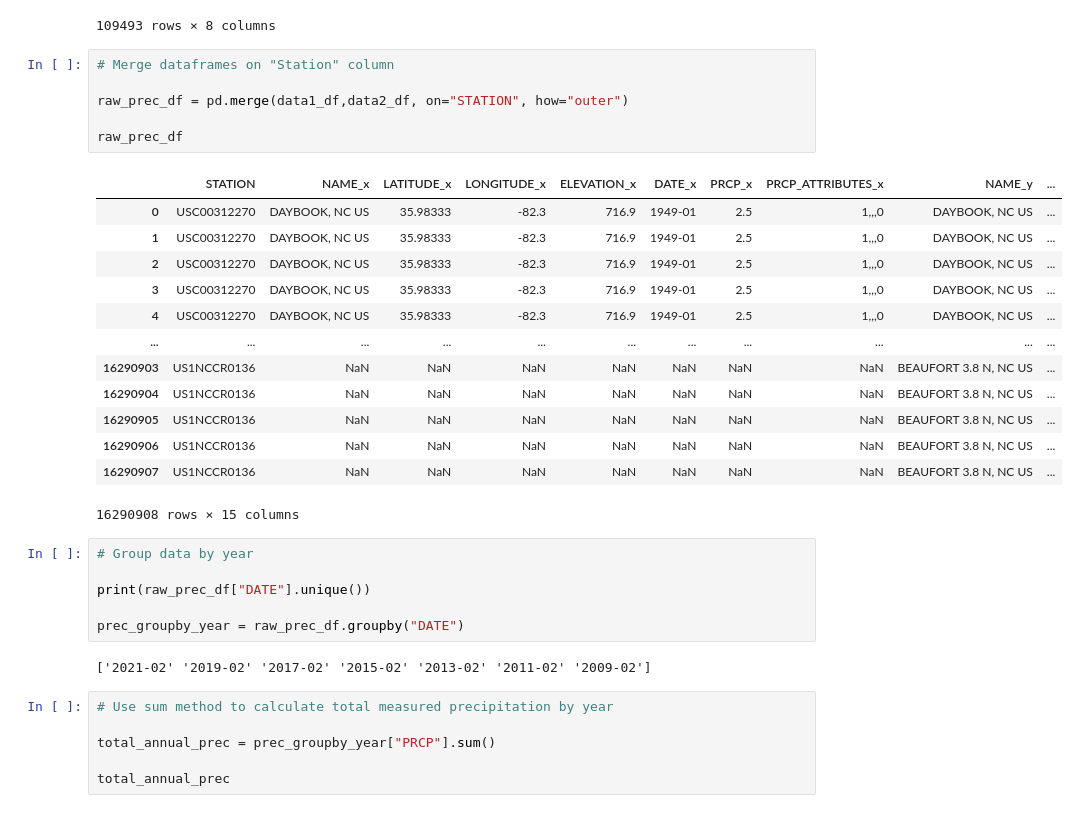
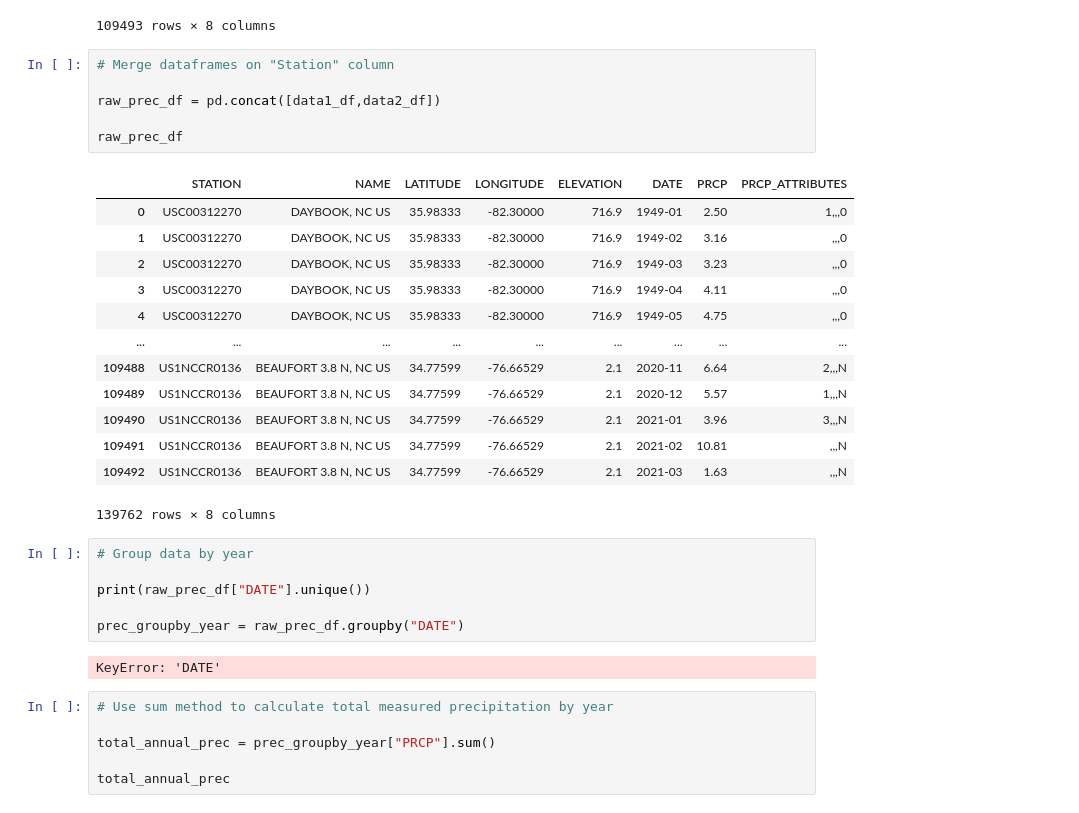
Before and after one commit to 1der4k/Data_Analysis_Project_1, a Jupyter notebook: NC_Precipitation.ipynb, the cells around one changed output. Saved outputs shown, nothing was run; the diff lists cells and outputs as text.

Commit message:
realized merge was incorrect method, used concat to combine both dfs into single raw weather data df

```diff
--- a/NC_Precipitation.ipynb
+++ b/NC_Precipitation.ipynb
@@ -52,23 +52,23 @@ data2_df
 # %%
 # Merge dataframes on "Station" column
 
-raw_prec_df = pd.merge(data1_df,data2_df, on="STATION", how="outer")
+raw_prec_df = pd.concat([data1_df,data2_df])
 
 raw_prec_df
 # %% [output]
-|  | STATION | NAME_x | LATITUDE_x | LONGITUDE_x | ELEVATION_x | DATE_x | PRCP_x | PRCP_ATTRIBUTES_x | NAME_y | ... |
-| 0 | USC00312270 | DAYBOOK, NC US | 35.98333 | -82.3 | 716.9 | 1949-01 | 2.5 | 1,,,0 | DAYBOOK, NC US | ... |
-| 1 | USC00312270 | DAYBOOK, NC US | 35.98333 | -82.3 | 716.9 | 1949-01 | 2.5 | 1,,,0 | DAYBOOK, NC US | ... |
-| 2 | USC00312270 | DAYBOOK, NC US | 35.98333 | -82.3 | 716.9 | 1949-01 | 2.5 | 1,,,0 | DAYBOOK, NC US | ... |
-| 3 | USC00312270 | DAYBOOK, NC US | 35.98333 | -82.3 | 716.9 | 1949-01 | 2.5 | 1,,,0 | DAYBOOK, NC US | ... |
-| 4 | USC00312270 | DAYBOOK, NC US | 35.98333 | -82.3 | 716.9 | 1949-01 | 2.5 | 1,,,0 | DAYBOOK, NC US | ... |
-| ... | ... | ... | ... | ... | ... | ... | ... | ... | ... | ... |
-| 16290903 | US1NCCR0136 | NaN | NaN | NaN | NaN | NaN | NaN | NaN | BEAUFORT 3.8 N, NC US | ... |
-| 16290904 | US1NCCR0136 | NaN | NaN | NaN | NaN | NaN | NaN | NaN | BEAUFORT 3.8 N, NC US | ... |
-| 16290905 | US1NCCR0136 | NaN | NaN | NaN | NaN | NaN | NaN | NaN | BEAUFORT 3.8 N, NC US | ... |
-| 16290906 | US1NCCR0136 | NaN | NaN | NaN | NaN | NaN | NaN | NaN | BEAUFORT 3.8 N, NC US | ... |
-| 16290907 | US1NCCR0136 | NaN | NaN | NaN | NaN | NaN | NaN | NaN | BEAUFORT 3.8 N, NC US | ... |
+|  | STATION | NAME | LATITUDE | LONGITUDE | ELEVATION | DATE | PRCP | PRCP_ATTRIBUTES |
+| 0 | USC00312270 | DAYBOOK, NC US | 35.98333 | -82.30000 | 716.9 | 1949-01 | 2.50 | 1,,,0 |
+| 1 | USC00312270 | DAYBOOK, NC US | 35.98333 | -82.30000 | 716.9 | 1949-02 | 3.16 | ,,,0 |
+| 2 | USC00312270 | DAYBOOK, NC US | 35.98333 | -82.30000 | 716.9 | 1949-03 | 3.23 | ,,,0 |
+| 3 | USC00312270 | DAYBOOK, NC US | 35.98333 | -82.30000 | 716.9 | 1949-04 | 4.11 | ,,,0 |
+| 4 | USC00312270 | DAYBOOK, NC US | 35.98333 | -82.30000 | 716.9 | 1949-05 | 4.75 | ,,,0 |
+| ... | ... | ... | ... | ... | ... | ... | ... | ... |
+| 109488 | US1NCCR0136 | BEAUFORT 3.8 N, NC US | 34.77599 | -76.66529 | 2.1 | 2020-11 | 6.64 | 2,,,N |
+| 109489 | US1NCCR0136 | BEAUFORT 3.8 N, NC US | 34.77599 | -76.66529 | 2.1 | 2020-12 | 5.57 | 1,,,N |
+| 109490 | US1NCCR0136 | BEAUFORT 3.8 N, NC US | 34.77599 | -76.66529 | 2.1 | 2021-01 | 3.96 | 3,,,N |
+| 109491 | US1NCCR0136 | BEAUFORT 3.8 N, NC US | 34.77599 | -76.66529 | 2.1 | 2021-02 | 10.81 | ,,,N |
+| 109492 | US1NCCR0136 | BEAUFORT 3.8 N, NC US | 34.77599 | -76.66529 | 2.1 | 2021-03 | 1.63 | ,,,N |
-16290908 rows × 15 columns
+139762 rows × 8 columns
 # %%
 # Group data by year
 
@@ -76,7 +76,7 @@ print(raw_prec_df["DATE"].unique())
 
 prec_groupby_year = raw_prec_df.groupby("DATE")
 # %% [output]
-['2021-02' '2019-02' '2017-02' '2015-02' '2013-02' '2011-02' '2009-02']
+KeyError: 'DATE'
 # %%
 # Use sum method to calculate total measured precipitation by year
 
```
